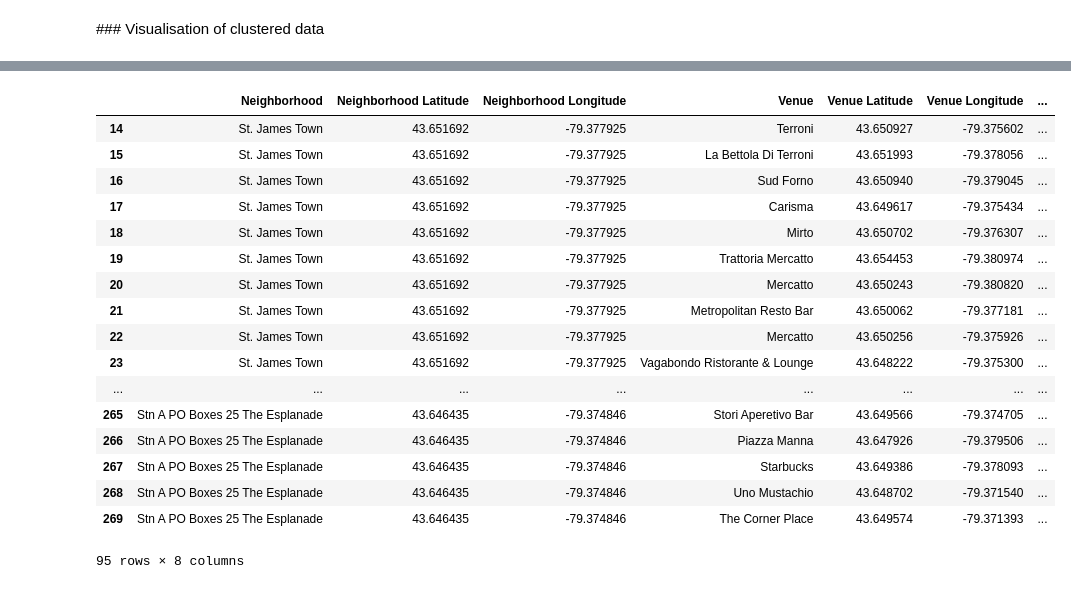
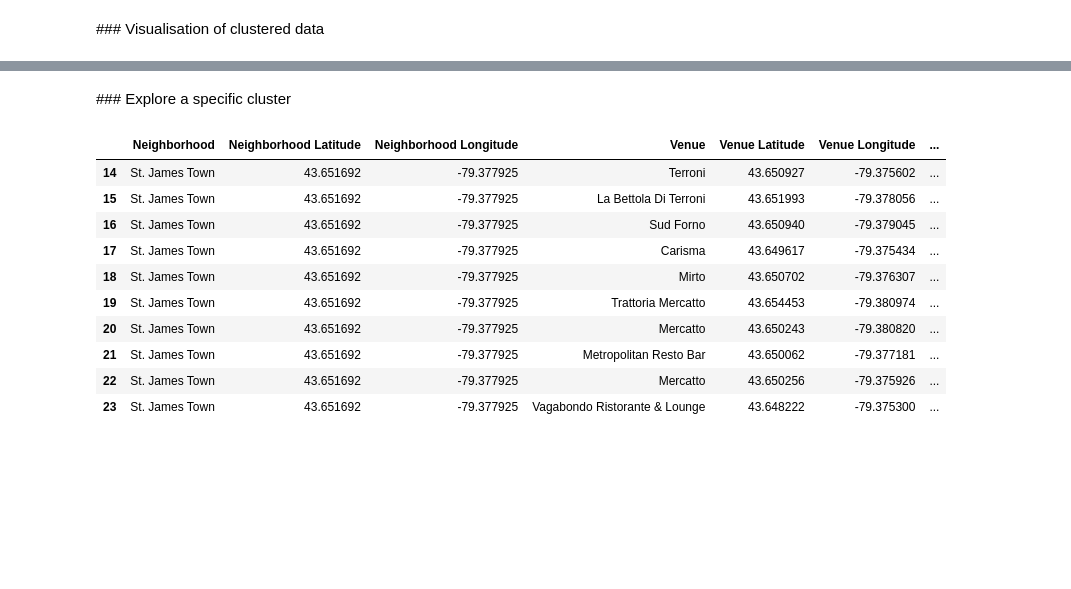
Before and after one commit to PABlond/Data-Science_Capstone, a Jupyter notebook: Segmenting_and_Clustering_3.ipynb, the cells around one changed output, grey strips where cells are left out. Cells and saved outputs as stored; diff of their text form; code cells hidden in the pictures; blank space fills up the shorter version.

```diff
--- a/Segmenting_and_Clustering_3.ipynb
+++ b/Segmenting_and_Clustering_3.ipynb
@@ -214,24 +215,19 @@ for row in Toronto_venues.values:
 m
 # %% [output]
 [interactive output not drawn]
+# %% [markdown]
+### Explore a specific cluster
 # %%
-Toronto_venues.loc[Toronto_venues['Cluster'] == 0]
+Toronto_venues.loc[Toronto_venues['Cluster'] == 0].head(10)
 # %% [output]
 |  | Neighborhood | Neighborhood Latitude | Neighborhood Longitude | Venue | Venue Latitude | Venue Longitude | ... |
 | 14 | St. James Town | 43.651692 | -79.377925 | Terroni | 43.650927 | -79.375602 | ... |
 | 15 | St. James Town | 43.651692 | -79.377925 | La Bettola Di Terroni | 43.651993 | -79.378056 | ... |
 | 16 | St. James Town | 43.651692 | -79.377925 | Sud Forno | 43.650940 | -79.379045 | ... |
 | 17 | St. James Town | 43.651692 | -79.377925 | Carisma | 43.649617 | -79.375434 | ... |
 | 18 | St. James Town | 43.651692 | -79.377925 | Mirto | 43.650702 | -79.376307 | ... |
 | 19 | St. James Town | 43.651692 | -79.377925 | Trattoria Mercatto | 43.654453 | -79.380974 | ... |
 | 20 | St. James Town | 43.651692 | -79.377925 | Mercatto | 43.650243 | -79.380820 | ... |
 | 21 | St. James Town | 43.651692 | -79.377925 | Metropolitan Resto Bar | 43.650062 | -79.377181 | ... |
 | 22 | St. James Town | 43.651692 | -79.377925 | Mercatto | 43.650256 | -79.375926 | ... |
 | 23 | St. James Town | 43.651692 | -79.377925 | Vagabondo Ristorante & Lounge | 43.648222 | -79.375300 | ... |
-| ... | ... | ... | ... | ... | ... | ... | ... |
-| 265 | Stn A PO Boxes 25 The Esplanade | 43.646435 | -79.374846 | Stori Aperetivo Bar | 43.649566 | -79.374705 | ... |
-| 266 | Stn A PO Boxes 25 The Esplanade | 43.646435 | -79.374846 | Piazza Manna | 43.647926 | -79.379506 | ... |
-| 267 | Stn A PO Boxes 25 The Esplanade | 43.646435 | -79.374846 | Starbucks | 43.649386 | -79.378093 | ... |
-| 268 | Stn A PO Boxes 25 The Esplanade | 43.646435 | -79.374846 | Uno Mustachio | 43.648702 | -79.371540 | ... |
-| 269 | Stn A PO Boxes 25 The Esplanade | 43.646435 | -79.374846 | The Corner Place | 43.649574 | -79.371393 | ... |
-95 rows × 8 columns
```
Also changed, not shown: parts of 3 cells of this notebook.
